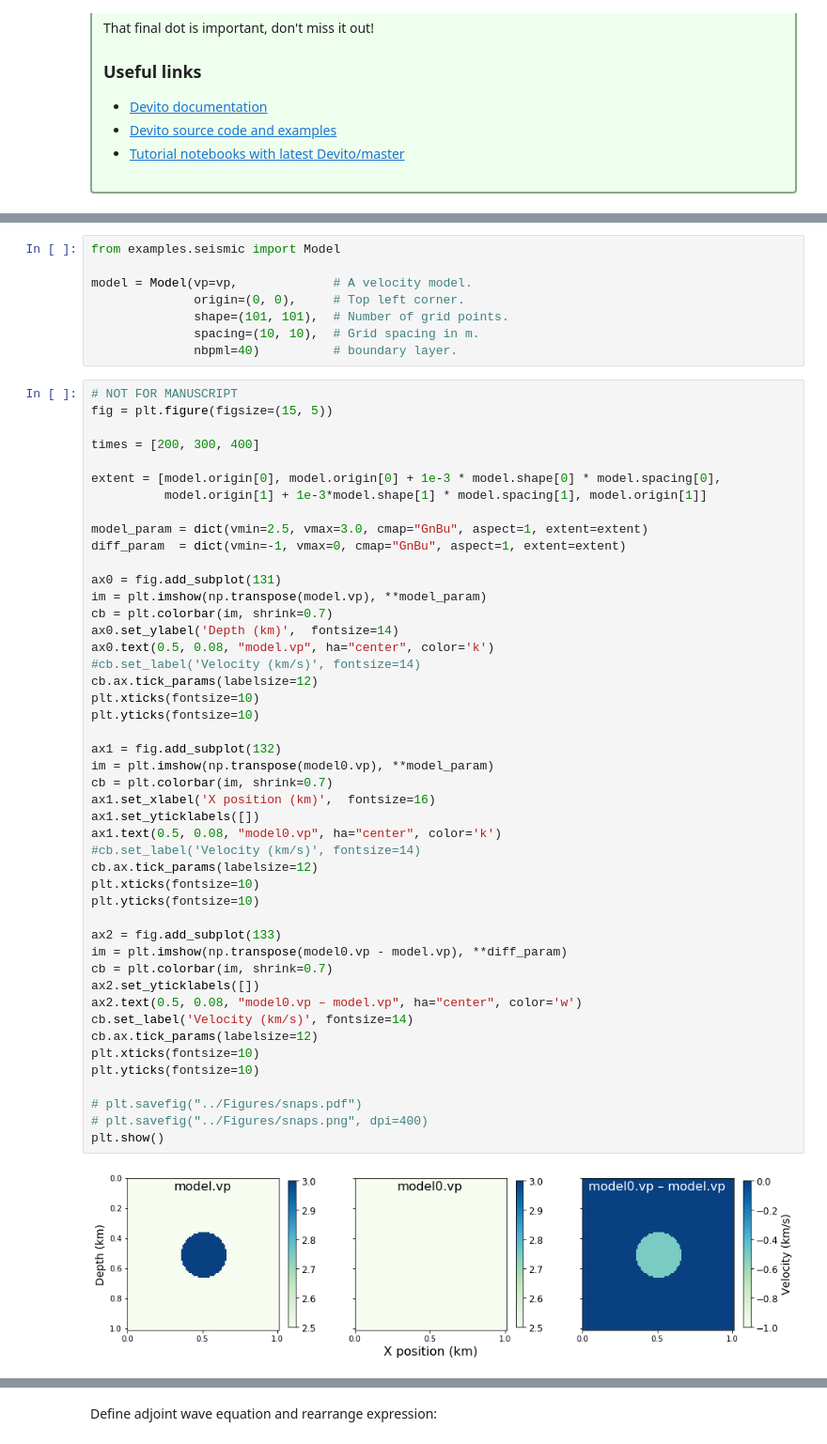
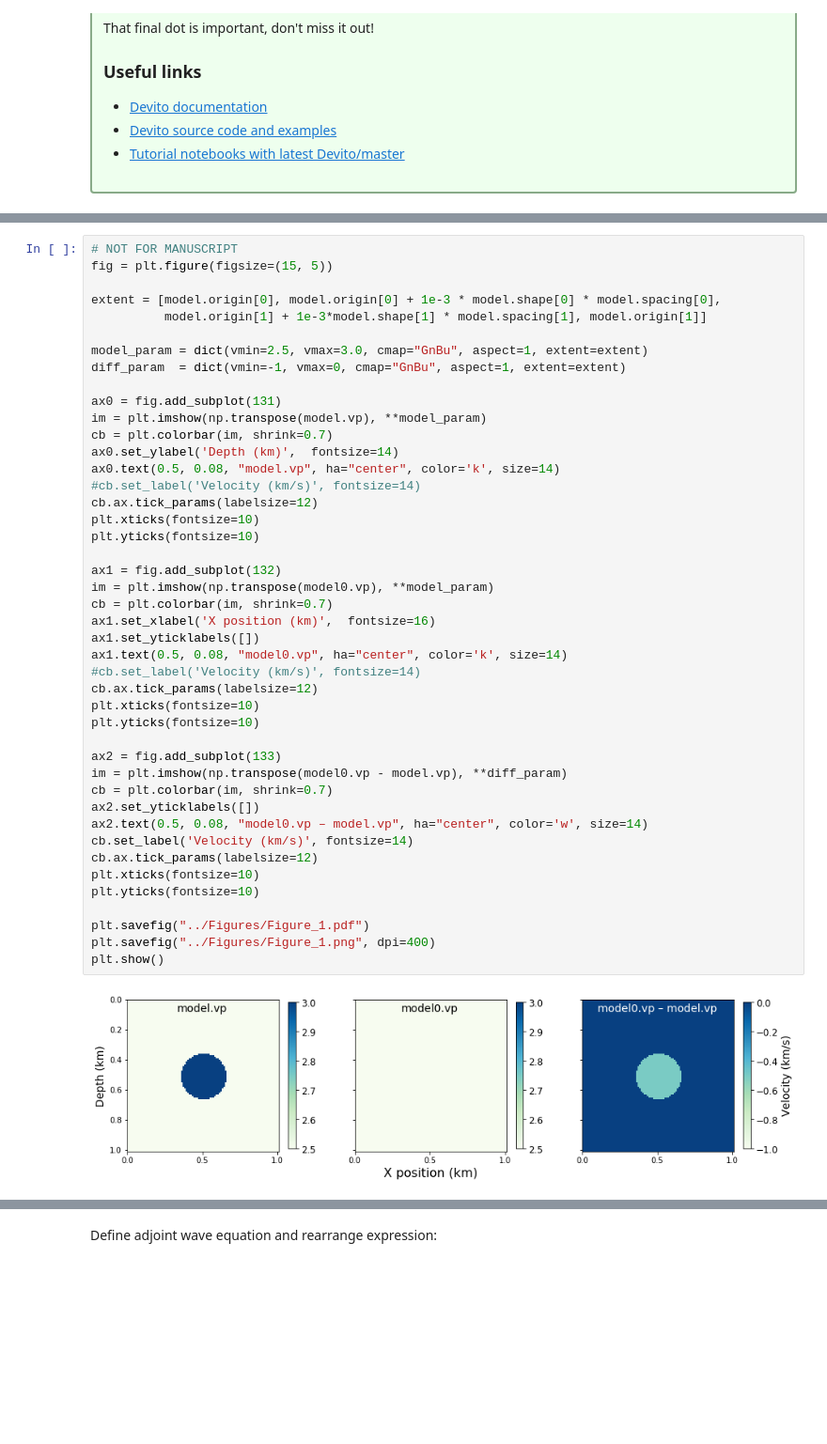
Before and after one commit to seg/tutorials-2018, a Jupyter notebook: 1801_FWI_Adjoint_modeling/notebook/Notebook.ipynb, the cells around one changed output, grey strips where cells are left out. Shown at 94% size. Cells and saved outputs as stored; diff of their text form; blank space fills up the shorter version.

```diff
--- a/1801_FWI_Adjoint_modeling/notebook/Notebook.ipynb
+++ b/1801_FWI_Adjoint_modeling/notebook/Notebook.ipynb
@@ -113,16 +117,6 @@ from sympy import solve
-# %%
-from examples.seismic import Model
-
-model = Model(vp=vp,             # A velocity model.
-              origin=(0, 0),     # Top left corner.
-              shape=(101, 101),  # Number of grid points.
-              spacing=(10, 10),  # Grid spacing in m.
-              nbpml=40)          # boundary layer.
 # %%
 # NOT FOR MANUSCRIPT
 fig = plt.figure(figsize=(15, 5))
-
-times = [200, 300, 400]
 
 extent = [model.origin[0], model.origin[0] + 1e-3 * model.shape[0] * model.spacing[0],
           model.origin[1] + 1e-3*model.shape[1] * model.spacing[1], model.origin[1]]
@@ -133,36 +127,36 @@ diff_param  = dict(vmin=-1, vmax=0, cmap="GnBu", aspect=1, extent=extent)
 ax0 = fig.add_subplot(131)
 im = plt.imshow(np.transpose(model.vp), **model_param)
 cb = plt.colorbar(im, shrink=0.7)
 ax0.set_ylabel('Depth (km)',  fontsize=14)
-ax0.text(0.5, 0.08, "model.vp", ha="center", color='k')
+ax0.text(0.5, 0.08, "model.vp", ha="center", color='k', size=14)
 #cb.set_label('Velocity (km/s)', fontsize=14)
 cb.ax.tick_params(labelsize=12)
 plt.xticks(fontsize=10)
 plt.yticks(fontsize=10)
 
 ax1 = fig.add_subplot(132)
 im = plt.imshow(np.transpose(model0.vp), **model_param)
 cb = plt.colorbar(im, shrink=0.7)
 ax1.set_xlabel('X position (km)',  fontsize=16)
 ax1.set_yticklabels([])
-ax1.text(0.5, 0.08, "model0.vp", ha="center", color='k')
+ax1.text(0.5, 0.08, "model0.vp", ha="center", color='k', size=14)
 #cb.set_label('Velocity (km/s)', fontsize=14)
 cb.ax.tick_params(labelsize=12)
 plt.xticks(fontsize=10)
 plt.yticks(fontsize=10)
 
 ax2 = fig.add_subplot(133)
 im = plt.imshow(np.transpose(model0.vp - model.vp), **diff_param)
 cb = plt.colorbar(im, shrink=0.7)
 ax2.set_yticklabels([])
-ax2.text(0.5, 0.08, "model0.vp – model.vp", ha="center", color='w')
+ax2.text(0.5, 0.08, "model0.vp – model.vp", ha="center", color='w', size=14)
 cb.set_label('Velocity (km/s)', fontsize=14)
 cb.ax.tick_params(labelsize=12)
 plt.xticks(fontsize=10)
 plt.yticks(fontsize=10)
 
-# plt.savefig("../Figures/snaps.pdf")
-# plt.savefig("../Figures/snaps.png", dpi=400)
+plt.savefig("../Figures/Figure_1.pdf")
+plt.savefig("../Figures/Figure_1.png", dpi=400)
 plt.show()
 # %% [output]
-[figure, old version]
+[figure, new version]
```
Also changed, not shown: parts of 43 cells of this notebook.
